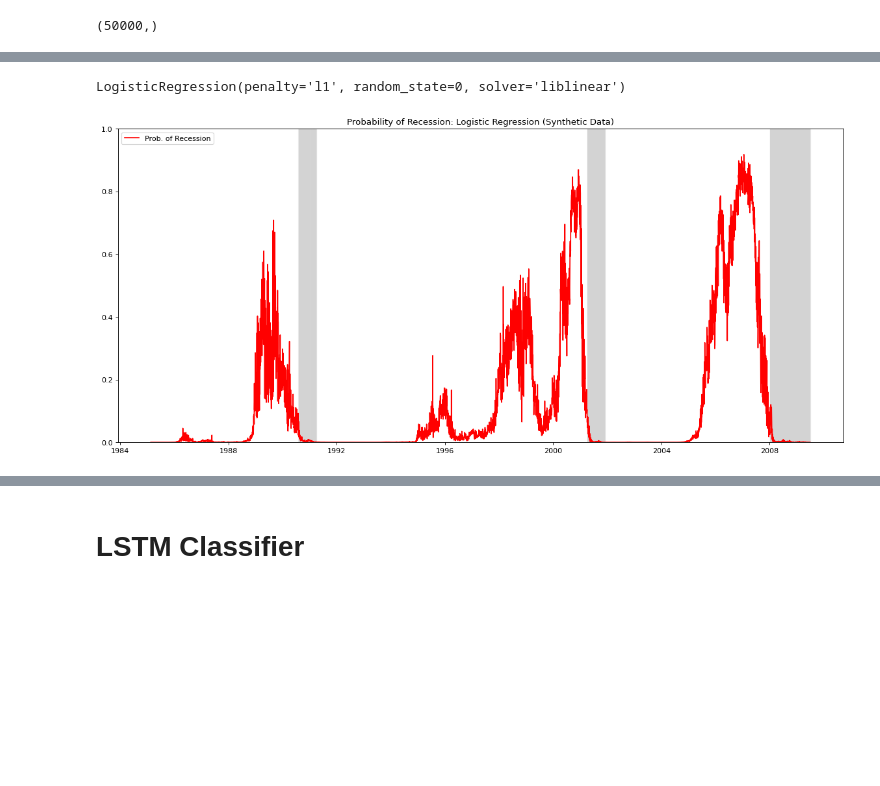
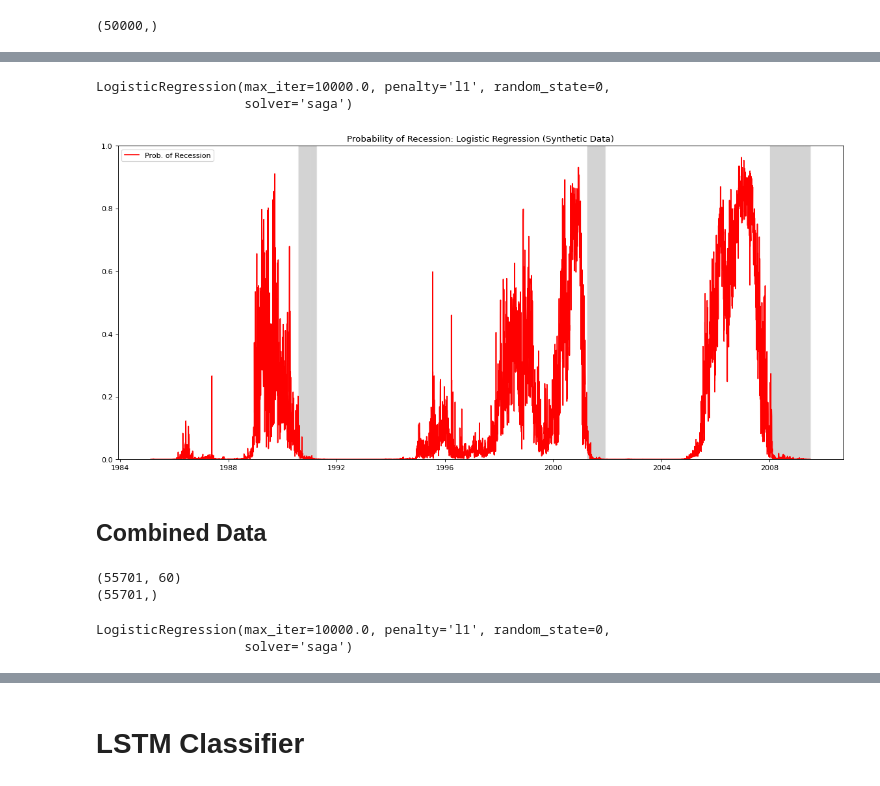
Before and after one commit to sdannels/synthetic_time_series_forecasting, a Jupyter notebook: synthetic_recession_classifier.ipynb, the cells around one changed output, grey strips where cells are left out. Cells and saved outputs as stored; diff of their text form; code cells hidden in the pictures; blank space fills up the shorter version.

Commit message:
Updated models and charts

```diff
--- a/synthetic_recession_classifier.ipynb
+++ b/synthetic_recession_classifier.ipynb
@@ -25,6 +25,9 @@ n_steps = 30
 
 # specify # of days into future to look for recession
 n_future = 250
+
+# set threshold for predicting recession
+thresh = 0.25
 # %% [markdown]
 Synthetic Features should have two columns: 1-year Treasury Yield and 10-year Treasury Yield
 
@@ -191,15 +204,17 @@ KeyboardInterrupt: ignored
 # %%
 # fit logistic regression model
-logit_synth_model = LogisticRegression(solver='liblinear', random_state=0,
-                                       penalty = 'l1')
+logit_synth_model = LogisticRegression(solver='saga', random_state=0,
+                                       penalty = 'l1', max_iter = 1e4)
 logit_synth_model.fit(train_synth_x_logit, train_synth_y)
 # %% [output]
-LogisticRegression(penalty='l1', random_state=0, solver='liblinear')
+LogisticRegression(max_iter=10000.0, penalty='l1', random_state=0,
+                   solver='saga')
 # %%
 # predict on test data
 logit_synth_prob_recession = pd.Series(logit_synth_model.predict_proba(test_x_logit)[:, 1])
+logit_synth_preds = (logit_synth_model.predict_proba(test_x_logit)[:, 1] >= thresh)
 
 # plot results
 plot_recession_prob(logit_synth_prob_recession, 'Probability of Recession: Logistic Regression (Synthetic Data)')
 # %% [output]
-[figure, old version]
+[figure, new version]
@@ -205,0 +224,19 @@ plot_recession_prob(logit_synth_prob_recession, 'Probability of Recession: Logis
+# %% [markdown]
+## Combined Data
+# %%
+# combine features for training
+train_x_logit_combined = np.concatenate([train_x_logit, train_synth_x_logit], axis = 0)
+print(train_x_logit_combined.shape)
+train_y_logit_combined = np.concatenate([train_y, train_synth_y], axis = 0)
+print(train_y_logit_combined.shape)
+# %% [output]
+(55701, 60)
+(55701,)
+# %%
+# fit logistic regression model
+logit_comb_model = LogisticRegression(solver='saga', random_state=0,
+                                       penalty = 'l1', max_iter = 1e4)
+logit_comb_model.fit(train_x_logit_combined, train_y_logit_combined)
+# %% [output]
+LogisticRegression(max_iter=10000.0, penalty='l1', random_state=0,
+                   solver='saga')
```
Also changed, not shown: parts of 26 cells of this notebook.
